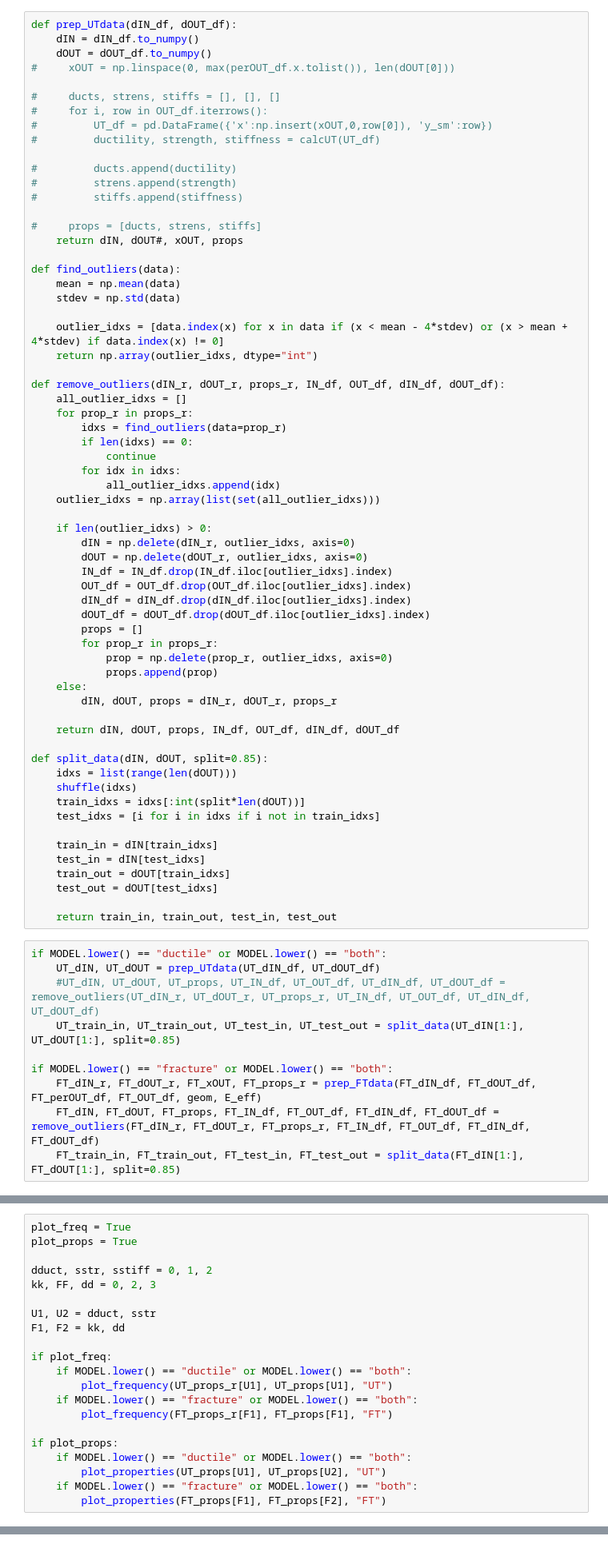
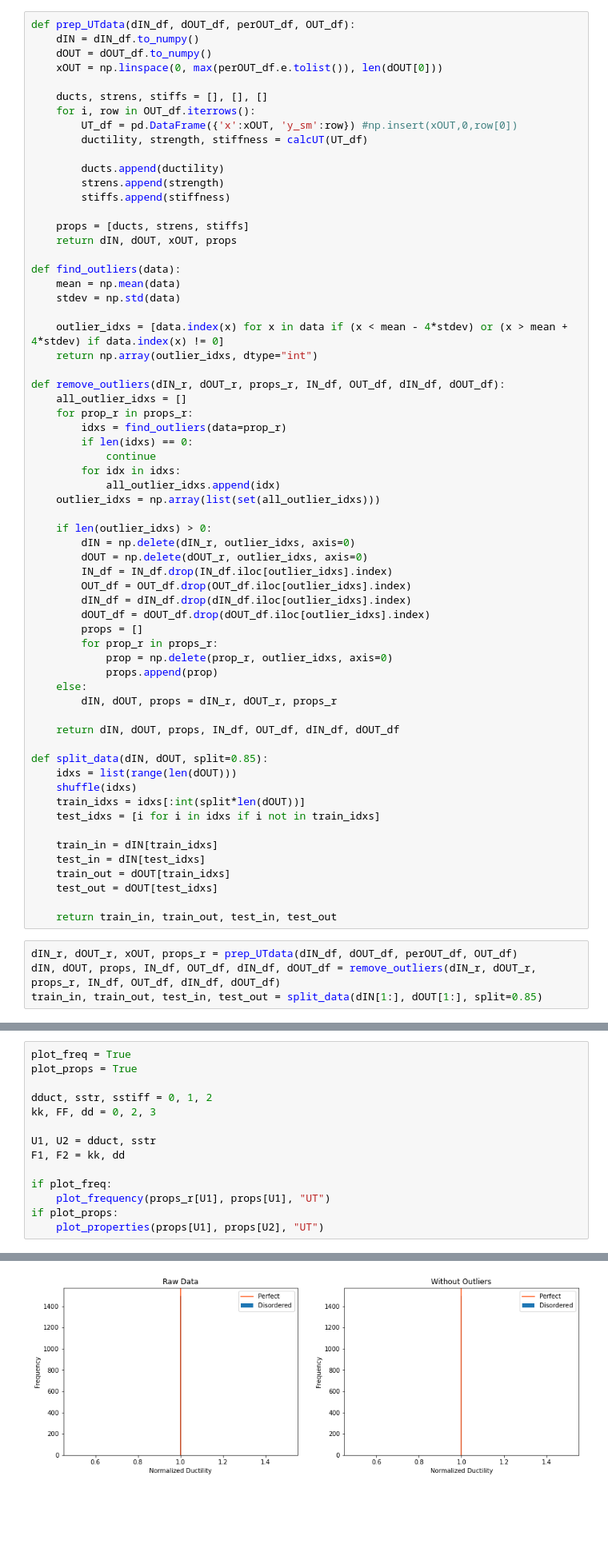
Before and after one commit to niccoforte/NF-PhD-gitRepo, a Jupyter notebook: code/InputsOutputs-AK.ipynb, the cells around one changed output, grey strips where cells are left out. Shown at 80% size. Saved outputs shown, nothing was run; the diff lists cells and outputs as text; blank space fills up the shorter version.

```diff
--- a/code/InputsOutputs-AK.ipynb
+++ b/code/InputsOutputs-AK.ipynb
@@ -59,22 +56,22 @@ nny = 18
 # %% [markdown]
 # Prep Data
 # %%
-def prep_UTdata(dIN_df, dOUT_df):
+def prep_UTdata(dIN_df, dOUT_df, perOUT_df, OUT_df):
     dIN = dIN_df.to_numpy()
     dOUT = dOUT_df.to_numpy()
-#     xOUT = np.linspace(0, max(perOUT_df.x.tolist()), len(dOUT[0]))
+    xOUT = np.linspace(0, max(perOUT_df.e.tolist()), len(dOUT[0]))
 
-#     ducts, strens, stiffs = [], [], []
-#     for i, row in OUT_df.iterrows():
-#         UT_df = pd.DataFrame({'x':np.insert(xOUT,0,row[0]), 'y_sm':row})
-#         ductility, strength, stiffness = calcUT(UT_df)
+    ducts, strens, stiffs = [], [], []
+    for i, row in OUT_df.iterrows():
+        UT_df = pd.DataFrame({'x':xOUT, 'y_sm':row}) #np.insert(xOUT,0,row[0])
+        ductility, strength, stiffness = calcUT(UT_df)
 
-#         ducts.append(ductility)
-#         strens.append(strength)
-#         stiffs.append(stiffness)
+        ducts.append(ductility)
+        strens.append(strength)
+        stiffs.append(stiffness)
 
-#     props = [ducts, strens, stiffs]
-    return dIN, dOUT#, xOUT, props
+    props = [ducts, strens, stiffs]
+    return dIN, dOUT, xOUT, props
 
 def find_outliers(data):
     mean = np.mean(data)
@@ -122,12 +119,6 @@ def split_data(dIN, dOUT, split=0.85):
 
     return train_in, train_out, test_in, test_out
 # %%
-if MODEL.lower() == "ductile" or MODEL.lower() == "both":
-    UT_dIN, UT_dOUT = prep_UTdata(UT_dIN_df, UT_dOUT_df)
-    #UT_dIN, UT_dOUT, UT_props, UT_IN_df, UT_OUT_df, UT_dIN_df, UT_dOUT_df = remove_outliers(UT_dIN_r, UT_dOUT_r, UT_props_r, UT_IN_df, UT_OUT_df, UT_dIN_df, UT_dOUT_df)
-    UT_train_in, UT_train_out, UT_test_in, UT_test_out = split_data(UT_dIN[1:], UT_dOUT[1:], split=0.85)
-
-if MODEL.lower() == "fracture" or MODEL.lower() == "both":
-    FT_dIN_r, FT_dOUT_r, FT_xOUT, FT_props_r = prep_FTdata(FT_dIN_df, FT_dOUT_df, FT_perOUT_df, FT_OUT_df, geom, E_eff)
-    FT_dIN, FT_dOUT, FT_props, FT_IN_df, FT_OUT_df, FT_dIN_df, FT_dOUT_df = remove_outliers(FT_dIN_r, FT_dOUT_r, FT_props_r, FT_IN_df, FT_OUT_df, FT_dIN_df, FT_dOUT_df)
-    FT_train_in, FT_train_out, FT_test_in, FT_test_out = split_data(FT_dIN[1:], FT_dOUT[1:], split=0.85)
+dIN_r, dOUT_r, xOUT, props_r = prep_UTdata(dIN_df, dOUT_df, perOUT_df, OUT_df)
+dIN, dOUT, props, IN_df, OUT_df, dIN_df, dOUT_df = remove_outliers(dIN_r, dOUT_r, props_r, IN_df, OUT_df, dIN_df, dOUT_df)
+train_in, train_out, test_in, test_out = split_data(dIN[1:], dOUT[1:], split=0.85)
@@ -229,14 +216,7 @@ U1, U2 = dduct, sstr
 F1, F2 = kk, dd
 
 if plot_freq:
-    if MODEL.lower() == "ductile" or MODEL.lower() == "both":
-        plot_frequency(UT_props_r[U1], UT_props[U1], "UT")
-    if MODEL.lower() == "fracture" or MODEL.lower() == "both":
-        plot_frequency(FT_props_r[F1], FT_props[F1], "FT")
-
+    plot_frequency(props_r[U1], props[U1], "UT")
 if plot_props:
-    if MODEL.lower() == "ductile" or MODEL.lower() == "both":
-        plot_properties(UT_props[U1], UT_props[U2], "UT")
-    if MODEL.lower() == "fracture" or MODEL.lower() == "both":
-        plot_properties(FT_props[F1], FT_props[F2], "FT")
+    plot_properties(props[U1], props[U2], "UT")
 # %% [output]
@@ -243,0 +223 @@ NameError: name 'UT_props_r' is not defined
+[figure, added]
```
Also changed, not shown: parts of 9 cells of this notebook, 3 other files.
